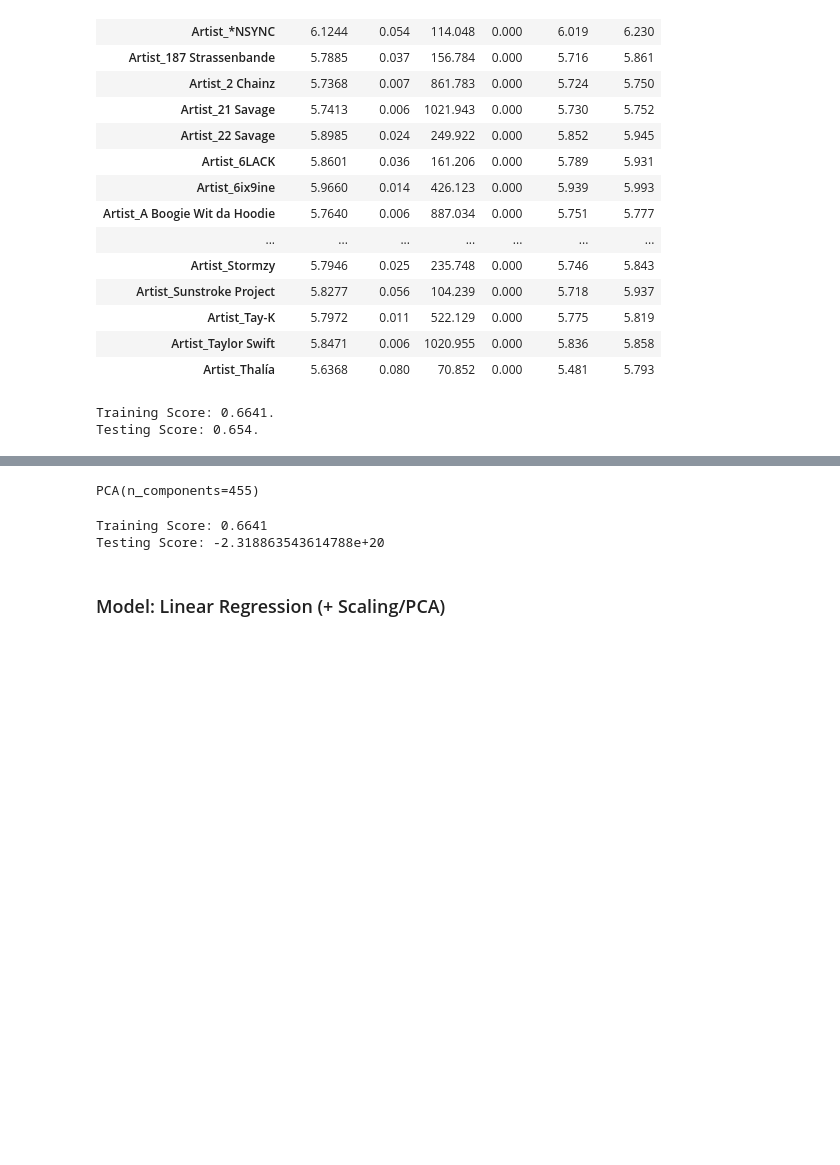
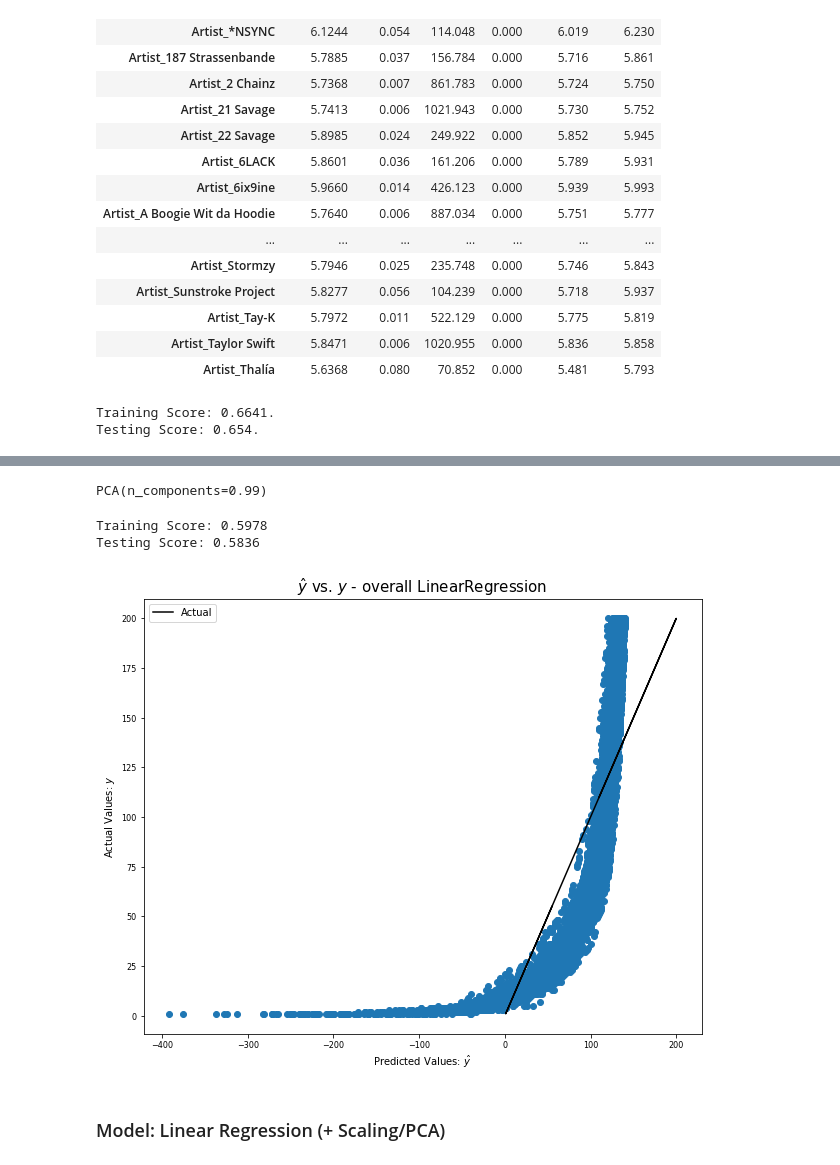
Before and after one commit to Zheng-Lu/Spotify-Worldwide-Trends-Analysis, a Jupyter notebook: Analysis.ipynb, the cells around one changed output, grey strips where cells are left out. Drawn from its saved outputs; the diff is of its cells as text; code cells hidden in the pictures; blank space fills up the shorter version.

```diff
--- a/Analysis.ipynb
+++ b/Analysis.ipynb
@@ -25,8 +25,9 @@ import matplotlib as mpl
 # %% [markdown]
 ## Reading Data
 # %%
-data_loc = os.path.join(os.getcwd(), 'Dataset', 'data.csv')
-df = pd.read_csv(data_loc)
+# data_loc = os.path.join(os.getcwd(), 'Dataset', 'data.csv')
+# df = pd.read_csv(data_loc)
+df = pd.read_csv('https://www.inf.ed.ac.uk/teaching/courses/fds/data/project-2021-2022/spotify/data.csv.zip')
 # %% [markdown]
 # Explore how artists and tracks’ popularity varies in time across the global stage
 
@@ -401,10 +426,10 @@ cum_var_exp = np.cumsum(var_exp)
 # print(f'Cumulative explained variance (first 20 components): {np.round(cum_var_exp[:500],3)}')
 # %%
 # fitting PCA with new components
-pca = PCA(n_components =455)
+pca = PCA(n_components =0.99)
 pca.fit(X_train)
 # %% [output]
-PCA(n_components=455)
+PCA(n_components=0.99)
 # %%
 #Instantiate model with PCA
 lm = LinearRegression()
@@ -414,8 +439,26 @@ lm.fit(Z_train, y_train)
 print(f'Training Score: {round(lm.score(Z_train, y_train),4)}')
 print(f'Testing Score: {round(lm.score(Z_test, y_test),4)}')
 # %% [output]
-Training Score: 0.6641
-Testing Score: -2.318863543614788e+20
+Training Score: 0.5978
+Testing Score: 0.5836
+# %%
+#Look into predictions
+y_pred_train= lm.predict(Z_train)
+y_pred_test = lm.predict(Z_test)
+# %%
+# Plotting to compare actual vs preds for avg rank
+plt.figure(figsize = (10,8))
+plt.scatter(y_pred_test,y_test);
+plt.plot( y_test,y_test, c = 'black');
+plt.xlabel("Predicted Values: $\hat{y}$", fontsize = 10);
+plt.ylabel("Actual Values: $y$", fontsize = 10);
+plt.title("$\hat{y}$ vs. $y$ - overall LinearRegression", fontsize = 15);
+plt.legend(['Actual']);
+plt.yticks(fontsize=8)
+plt.xticks(fontsize=8);
+plt.savefig('../LinearRegression.png', dpi = 100)
+# %% [output]
+[figure, added]
 # %% [markdown]
 ### Model: Linear Regression (+ Scaling/PCA)
 # %%
```
Also changed, not shown: parts of 35 cells of this notebook.
